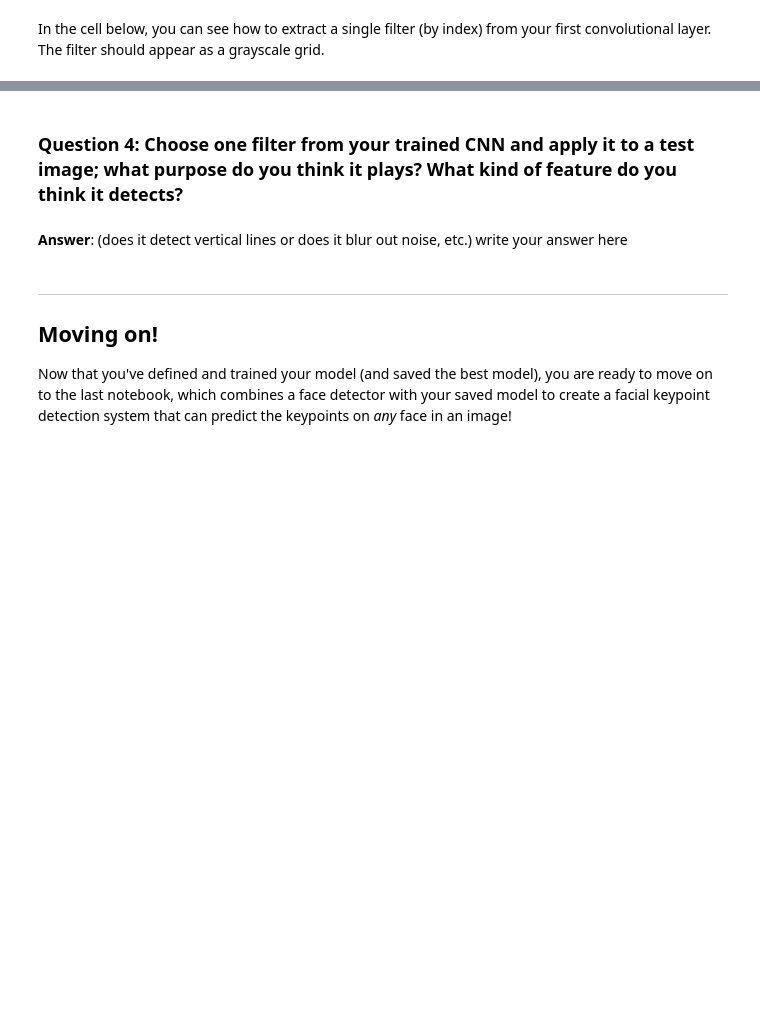
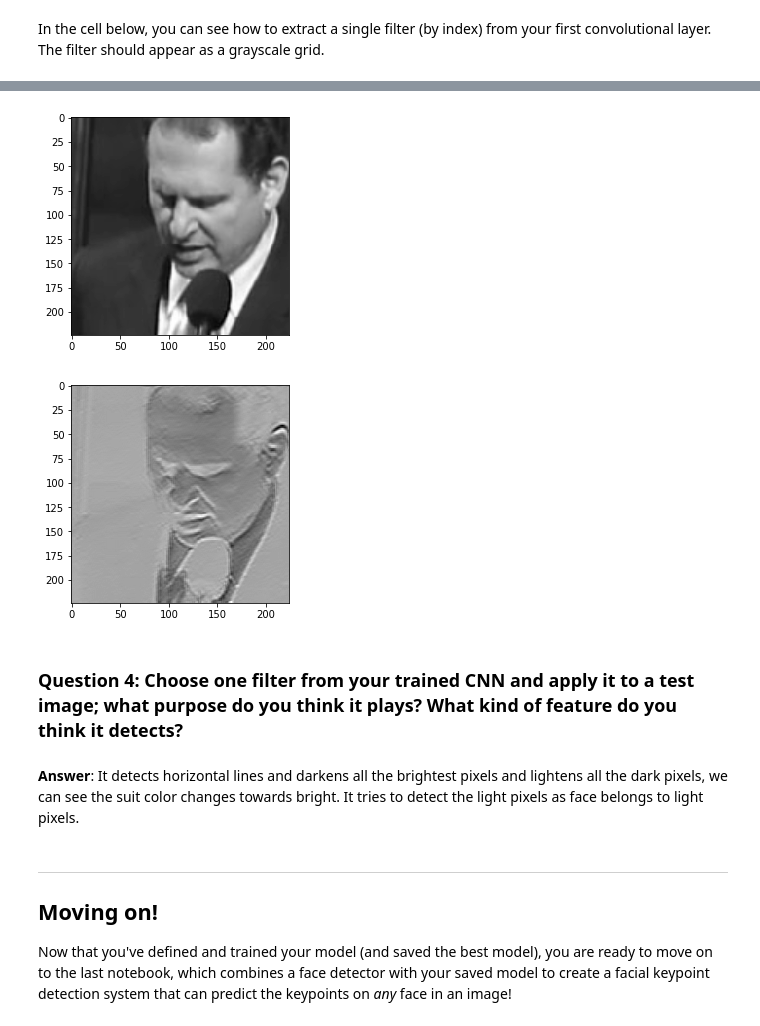
Before and after one commit to garg-sparsh/Facial-Keypoint-Detection, a Jupyter notebook: 2. Define the Network Architecture.ipynb, the cells around one changed output, grey strips where cells are left out. Cells and saved outputs as stored; diff of their text form; code cells hidden in the pictures; blank space fills up the shorter version.

```diff
--- a/2. Define the Network Architecture.ipynb
+++ b/2. Define the Network Architecture.ipynb
@@ -716,7 +702,37 @@ Next, choose a test image and filter it with one of the convolutional kernels in
+# %%
+##TODO: load in and display any image from the transformed test dataset
+
+## TODO: Using cv's filter2D function,
+## apply a specific set of filter weights (like the one displayed above) to the test image
+dataiter = iter(test_loader)
+dataset =  dataiter.next()
+images, labels = dataset['image'], dataset['keypoints']
+images = images.numpy()
+# select an image by index
+idx = 3
+img = np.squeeze(images[idx])
+
+# Use OpenCV's filter2D function
+# apply a specific set of filter weights (like the one's displayed above) to the test image
+
+import cv2
+plt.imshow(img, cmap='gray')
+
+weights = net.conv1.weight.data
+w = weights.cpu().numpy()
+fig=plt.figure(figsize=(12, 4))
+columns = 5*2
+rows = 2
+c = cv2.filter2D(img, -1, w[0][0])
+plt.imshow(c, cmap='gray')
+plt.show()
+# %% [output]
+[figure, added]
+[figure, added]
 # %% [markdown]
 ### Question 4: Choose one filter from your trained CNN and apply it to a test image; what purpose do you think it plays? What kind of feature do you think it detects?
-# %% [markdown]
-**Answer**: (does it detect vertical lines or does it blur out noise, etc.) write your answer here
+# %% [markdown]
+**Answer**: It detects horizontal lines and darkens all the brightest pixels and lightens all the dark pixels, we can see the suit color changes towards bright. It tries to detect the light pixels as face belongs to light pixels.
 # %% [markdown]
 ---
 ## Moving on!
```
Also changed, not shown: parts of 7 cells of this notebook, 14 other files.
